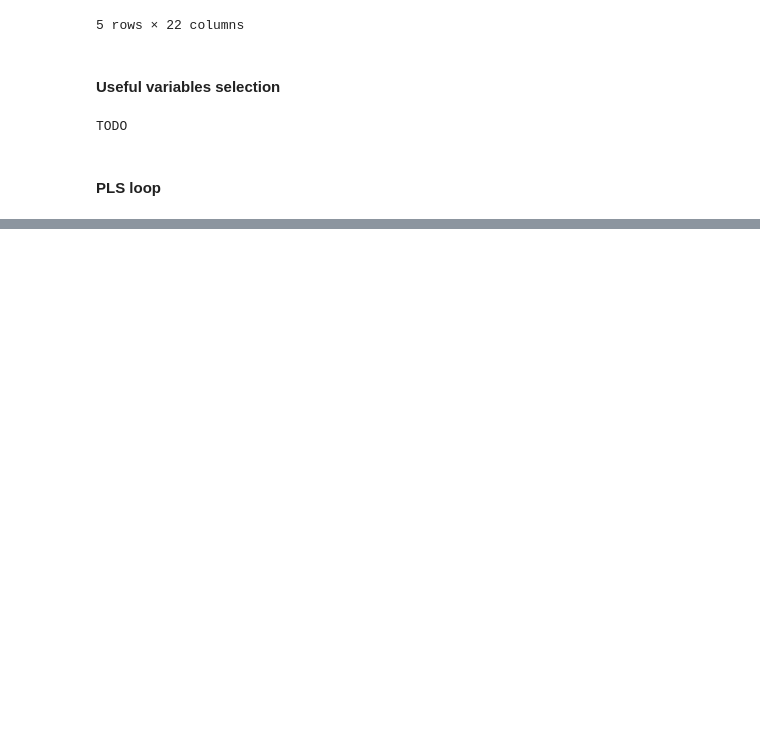
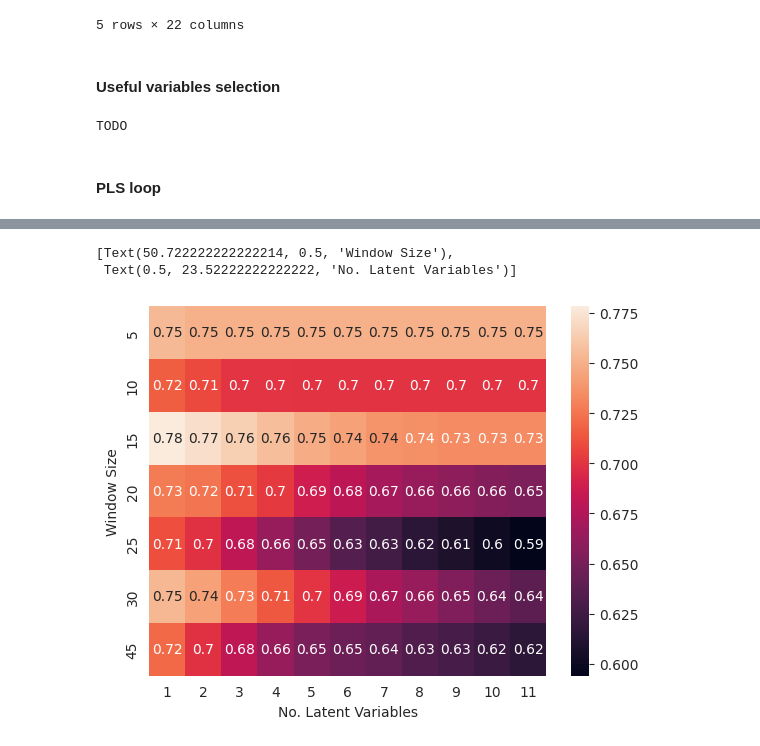
Before and after one commit to aminuldidar/ADAML-Project-Work, a Jupyter notebook: modeling.ipynb, the cells around one changed output, grey strips where cells are left out. Drawn from its saved outputs; the diff is of its cells as text; code cells hidden in the pictures; blank space fills up the shorter version.

```diff
--- a/modeling.ipynb
+++ b/modeling.ipynb
@@ -179,0 +203,7 @@ for model in models:
+# %%
+models = []
+mses = []
+for win_size in windows:
+    for i in range(1, max_comp_num):
+        models.append(load(f"{win_size}_{i}_model.joblib"))
+        mses.append(models[-1].valid_metrics)
@@ -179,0 +227,15 @@ for model in models:
+# %%
+metrics = np.zeros((7, max_comp_num - 1))
+for model in models:
+    metric = np.array(model.valid_metrics[1])
+    metric = metric[~np.isnan(metric)]
+    metric = metric[metric >= 0.]
+    metric = metric[metric <= 1.]
+    metrics[windows.index(model.window_size), model.num_components - 1] = np.mean(metric)
+
+ax = heatmap(metrics, annot=True, xticklabels=range(1, 12), yticklabels=windows)
+ax.set(ylabel="Window Size", xlabel="No. Latent Variables")
+# %% [output]
+[Text(50.722222222222214, 0.5, 'Window Size'),
+ Text(0.5, 23.52222222222222, 'No. Latent Variables')]
+[figure, added]
```
Also changed, not shown: parts of 7 cells of this notebook, 1 other file.
